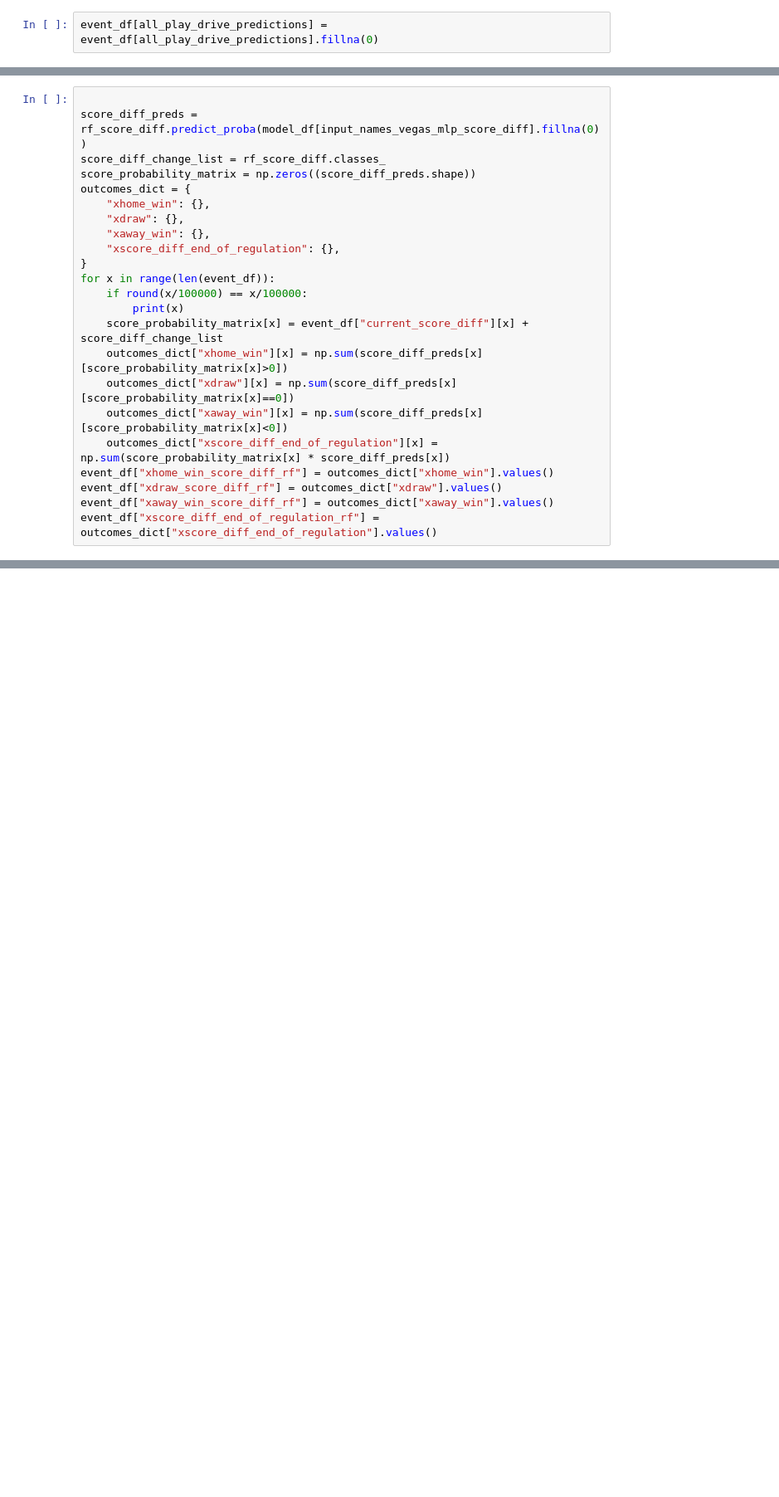
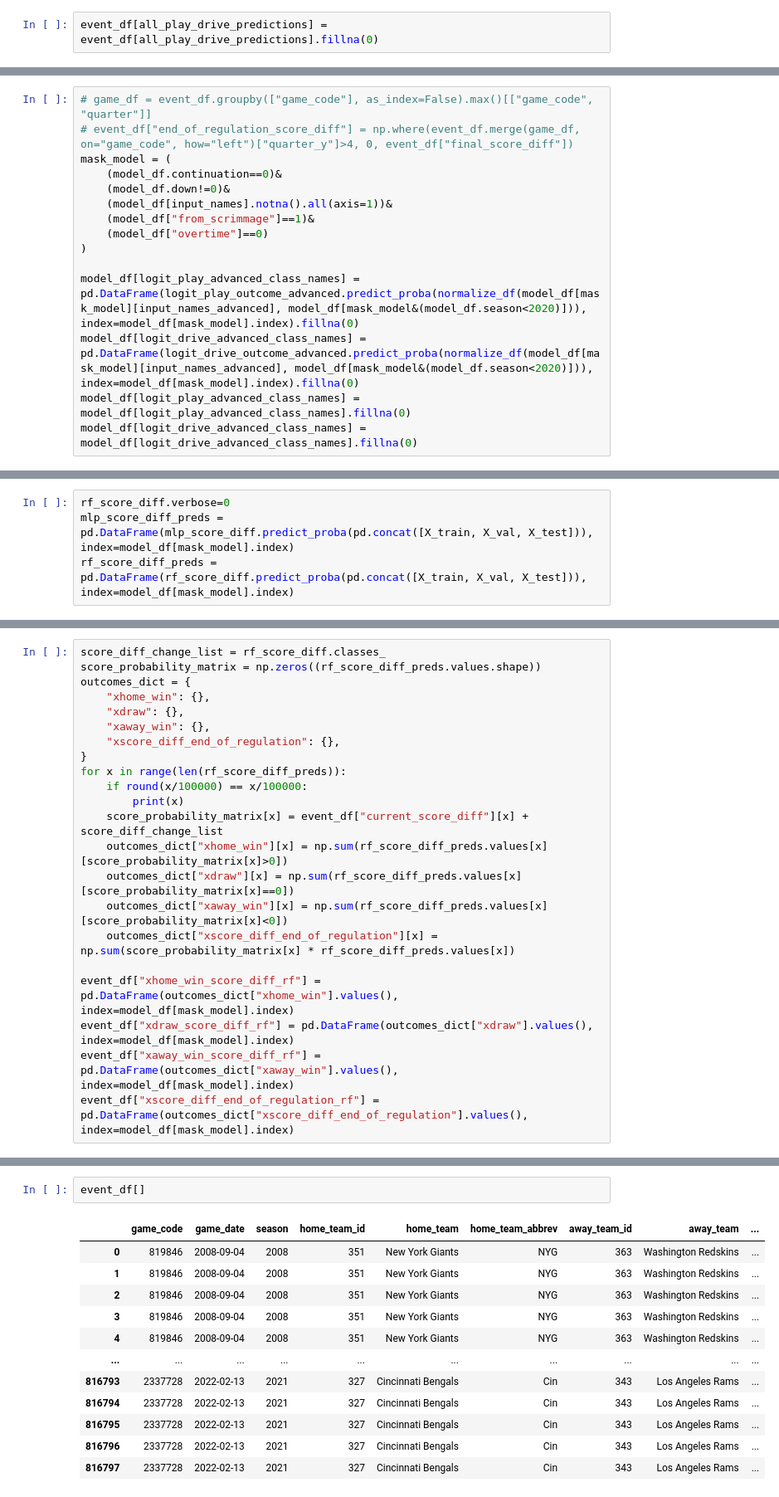
Before and after one commit to lucas-haupt/nfl-live-win-probability, a Jupyter notebook: notebooks/build_advance_models.ipynb, the cells around one changed output, grey strips where cells are left out. Shown at 83% size. Cells and saved outputs as stored; diff of their text form; blank space fills up the shorter version.

```diff
--- a/notebooks/build_advance_models.ipynb
+++ b/notebooks/build_advance_models.ipynb
@@ -1598,0 +1310,15 @@ event_df[all_play_drive_predictions] = event_df[all_play_drive_predictions].fill
+# %%
+# game_df = event_df.groupby(["game_code"], as_index=False).max()[["game_code", "quarter"]]
+# event_df["end_of_regulation_score_diff"] = np.where(event_df.merge(game_df, on="game_code", how="left")["quarter_y"]>4, 0, event_df["final_score_diff"])
+mask_model = (
+    (model_df.continuation==0)&
+    (model_df.down!=0)&
+    (model_df[input_names].notna().all(axis=1))&
+    (model_df["from_scrimmage"]==1)&
+    (model_df["overtime"]==0)
+)
+
+model_df[logit_play_advanced_class_names] = pd.DataFrame(logit_play_outcome_advanced.predict_proba(normalize_df(model_df[mask_model][input_names_advanced], model_df[mask_model&(model_df.season<2020)])), index=model_df[mask_model].index).fillna(0)
+model_df[logit_drive_advanced_class_names] = pd.DataFrame(logit_drive_outcome_advanced.predict_proba(normalize_df(model_df[mask_model][input_names_advanced], model_df[mask_model&(model_df.season<2020)])), index=model_df[mask_model].index).fillna(0)
+model_df[logit_play_advanced_class_names] = model_df[logit_play_advanced_class_names].fillna(0)
+model_df[logit_drive_advanced_class_names] = model_df[logit_drive_advanced_class_names].fillna(0)
@@ -1599 +1401,5 @@ event_df[all_play_drive_predictions] = event_df[all_play_drive_predictions].fill
+# %%
+rf_score_diff.verbose=0
+mlp_score_diff_preds = pd.DataFrame(mlp_score_diff.predict_proba(pd.concat([X_train, X_val, X_test])), index=model_df[mask_model].index)
+rf_score_diff_preds = pd.DataFrame(rf_score_diff.predict_proba(pd.concat([X_train, X_val, X_test])), index=model_df[mask_model].index)
 # %%
@@ -1724,23 +1555,22 @@ event_df["xscore_diff_end_of_regulation_mlp"] = outcomes_dict["xscore_diff_end_o
 # %%
-
-score_diff_preds = rf_score_diff.predict_proba(model_df[input_names_vegas_mlp_score_diff].fillna(0))
 score_diff_change_list = rf_score_diff.classes_
-score_probability_matrix = np.zeros((score_diff_preds.shape))
+score_probability_matrix = np.zeros((rf_score_diff_preds.values.shape))
 outcomes_dict = {
     "xhome_win": {},
     "xdraw": {},
     "xaway_win": {},
     "xscore_diff_end_of_regulation": {},
 }
-for x in range(len(event_df)):
+for x in range(len(rf_score_diff_preds)):
     if round(x/100000) == x/100000:
         print(x)
     score_probability_matrix[x] = event_df["current_score_diff"][x] + score_diff_change_list
-    outcomes_dict["xhome_win"][x] = np.sum(score_diff_preds[x][score_probability_matrix[x]>0])
-    outcomes_dict["xdraw"][x] = np.sum(score_diff_preds[x][score_probability_matrix[x]==0])
-    outcomes_dict["xaway_win"][x] = np.sum(score_diff_preds[x][score_probability_matrix[x]<0])
-    outcomes_dict["xscore_diff_end_of_regulation"][x] = np.sum(score_probability_matrix[x] * score_diff_preds[x])
-event_df["xhome_win_score_diff_rf"] = outcomes_dict["xhome_win"].values()
-event_df["xdraw_score_diff_rf"] = outcomes_dict["xdraw"].values()
-event_df["xaway_win_score_diff_rf"] = outcomes_dict["xaway_win"].values()
-event_df["xscore_diff_end_of_regulation_rf"] = outcomes_dict["xscore_diff_end_of_regulation"].values()
+    outcomes_dict["xhome_win"][x] = np.sum(rf_score_diff_preds.values[x][score_probability_matrix[x]>0])
+    outcomes_dict["xdraw"][x] = np.sum(rf_score_diff_preds.values[x][score_probability_matrix[x]==0])
+    outcomes_dict["xaway_win"][x] = np.sum(rf_score_diff_preds.values[x][score_probability_matrix[x]<0])
+    outcomes_dict["xscore_diff_end_of_regulation"][x] = np.sum(score_probability_matrix[x] * rf_score_diff_preds.values[x])
+
+event_df["xhome_win_score_diff_rf"] = pd.DataFrame(outcomes_dict["xhome_win"].values(), index=model_df[mask_model].index)
+event_df["xdraw_score_diff_rf"] = pd.DataFrame(outcomes_dict["xdraw"].values(), index=model_df[mask_model].index)
+event_df["xaway_win_score_diff_rf"] = pd.DataFrame(outcomes_dict["xaway_win"].values(), index=model_df[mask_model].index)
+event_df["xscore_diff_end_of_regulation_rf"] = pd.DataFrame(outcomes_dict["xscore_diff_end_of_regulation"].values(), index=model_df[mask_model].index)
@@ -1831,3 +1693,18 @@ event_df["play_description"] = (
     + event_df["nevent"].apply(str)
     + ")"
 )
+# %%
+event_df[]
+# %% [output]
+|  | game_code | game_date | season | home_team_id | home_team | home_team_abbrev | away_team_id | away_team | ... |
+| 0 | 819846 | 2008-09-04 | 2008 | 351 | New York Giants | NYG | 363 | Washington Redskins | ... |
+| 1 | 819846 | 2008-09-04 | 2008 | 351 | New York Giants | NYG | 363 | Washington Redskins | ... |
+| 2 | 819846 | 2008-09-04 | 2008 | 351 | New York Giants | NYG | 363 | Washington Redskins | ... |
+| 3 | 819846 | 2008-09-04 | 2008 | 351 | New York Giants | NYG | 363 | Washington Redskins | ... |
+| 4 | 819846 | 2008-09-04 | 2008 | 351 | New York Giants | NYG | 363 | Washington Redskins | ... |
+| ... | ... | ... | ... | ... | ... | ... | ... | ... | ... |
+| 816793 | 2337728 | 2022-02-13 | 2021 | 327 | Cincinnati Bengals | Cin | 343 | Los Angeles Rams | ... |
+| 816794 | 2337728 | 2022-02-13 | 2021 | 327 | Cincinnati Bengals | Cin | 343 | Los Angeles Rams | ... |
+| 816795 | 2337728 | 2022-02-13 | 2021 | 327 | Cincinnati Bengals | Cin | 343 | Los Angeles Rams | ... |
+| 816796 | 2337728 | 2022-02-13 | 2021 | 327 | Cincinnati Bengals | Cin | 343 | Los Angeles Rams | ... |
+| 816797 | 2337728 | 2022-02-13 | 2021 | 327 | Cincinnati Bengals | Cin | 343 | Los Angeles Rams | ... |
```
Also changed, not shown: parts of 47 cells of this notebook, 1 other file.
